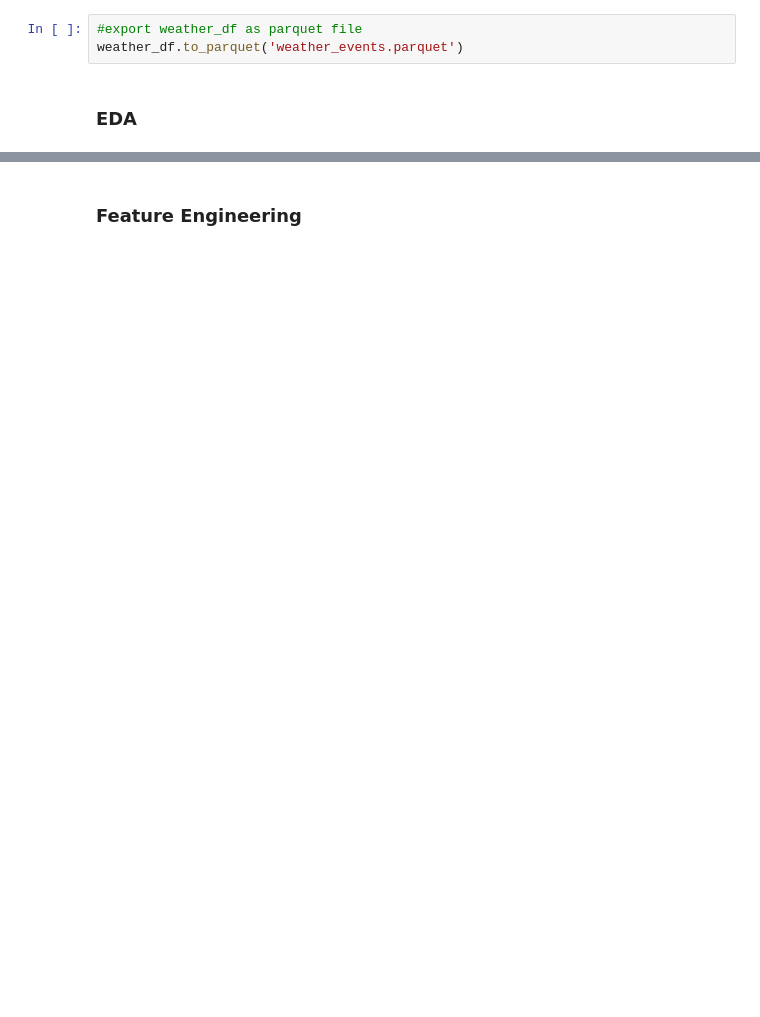
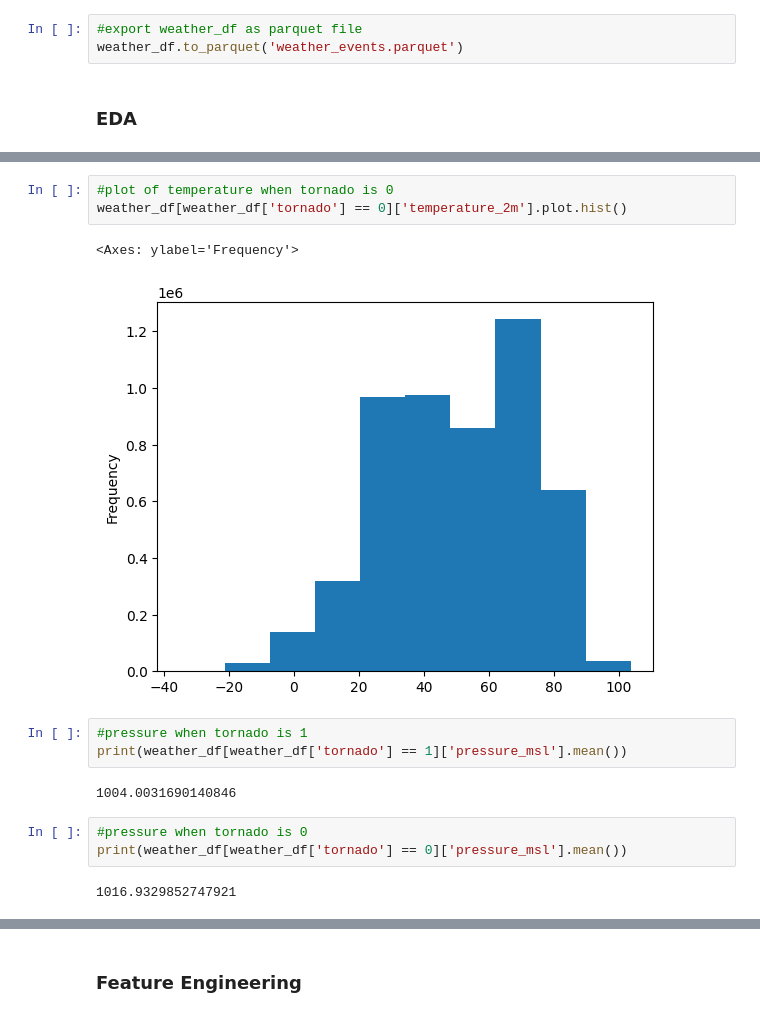
Before and after one commit to dpatel77/ProjectToto, a Jupyter notebook: ML_Model/ml_projectTOTO.ipynb, the cells around one changed output, grey strips where cells are left out. Cells and saved outputs as stored; diff of their text form; blank space fills up the shorter version.

```diff
--- a/ML_Model/ml_projectTOTO.ipynb
+++ b/ML_Model/ml_projectTOTO.ipynb
@@ -163,0 +199,16 @@ Name: count, dtype: int64
+# %%
+#plot of temperature when tornado is 0
+weather_df[weather_df['tornado'] == 0]['temperature_2m'].plot.hist()
+# %% [output]
+<Axes: ylabel='Frequency'>
+[figure, added]
+# %%
+#pressure when tornado is 1
+print(weather_df[weather_df['tornado'] == 1]['pressure_msl'].mean())
+# %% [output]
+1004.0031690140846
+# %%
+#pressure when tornado is 0
+print(weather_df[weather_df['tornado'] == 0]['pressure_msl'].mean())
+# %% [output]
+1016.9329852747921
```
Also changed, not shown: parts of 31 cells of this notebook, 5 other files.
